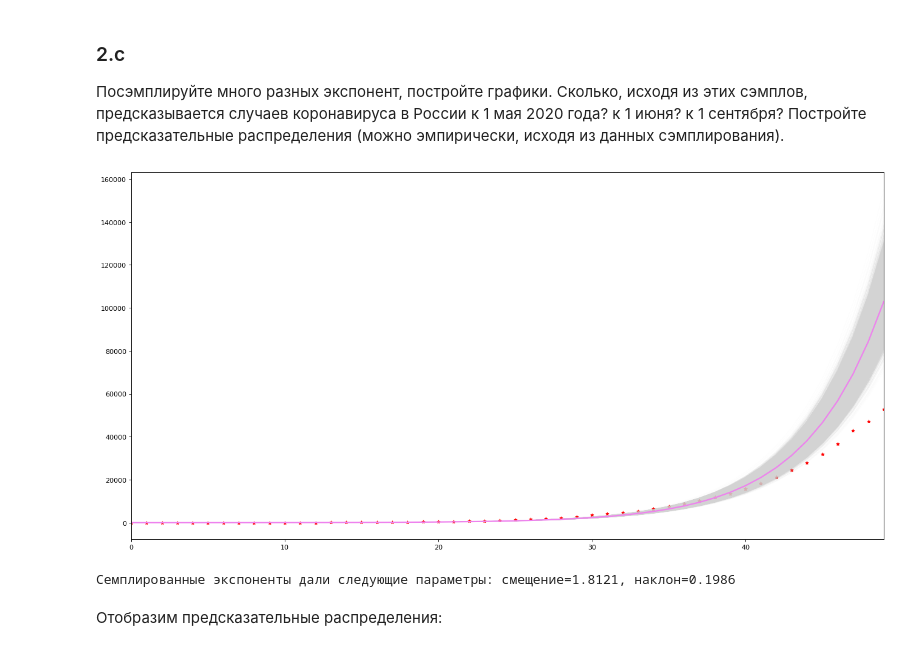
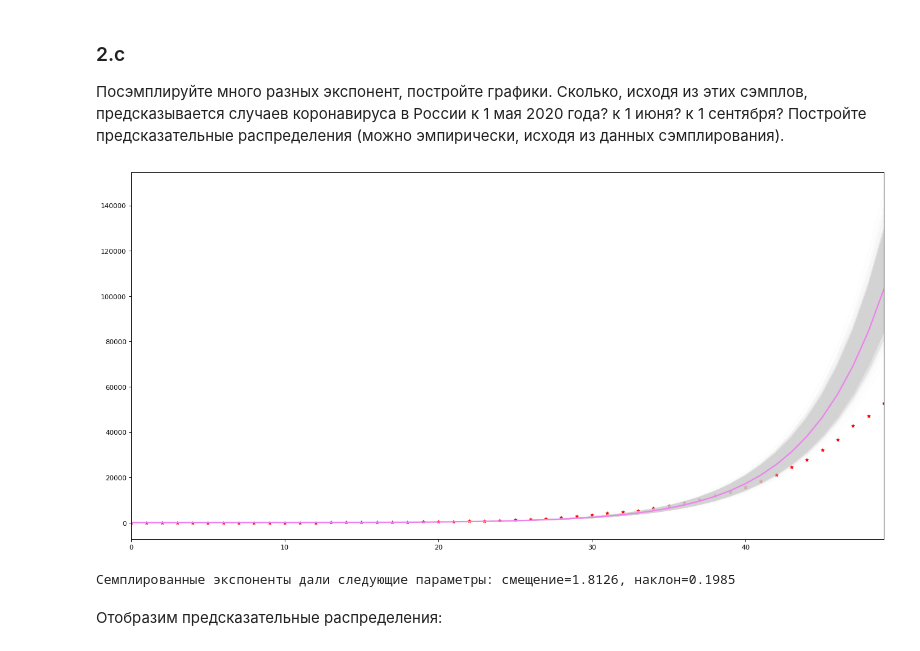
Before and after one commit to andyst75/MADE-adv-ml, a Jupyter notebook: HomeWork1.ipynb, the cells around one changed output. Cells and saved outputs as stored; diff of their text form; code cells hidden in the pictures.

```diff
--- a/HomeWork1.ipynb
+++ b/HomeWork1.ipynb
@@ -301,36 +302,36 @@ print (f"Параметры апостериорного распределен
 # %% [markdown]
 ### 2.c
 Посэмплируйте много разных экспонент, постройте графики. Сколько, исходя из этих сэмплов, предсказывается случаев коронавируса в России к 1 мая 2020 года? к 1 июня? к 1 сентября? Постройте предсказательные распределения (можно эмпирически, исходя из данных сэмплирования).
-# %%
-def myplot_sample_lines_exp(mu, sigma, xd, n=20_000, points=None, plot_samples=True):
-    my_w = np.random.multivariate_normal(mu, sigma, n)
-
-    avg_w0 = my_w[:, 0].mean()
-    avg_w1 = my_w[:, 1].mean()
-
-    fig = plt.figure(figsize=(20, 10), dpi=80)
-
-    predicts = np.apply_along_axis(lambda w: np.exp(w[0] + w[1] * xd), 1, my_w)
-
-    if plot_samples:
-        plt.plot(xd, predicts.T, 'k-', lw=.02, color='lightgray')
-
-    if not points is None:
-        plt.scatter(points[0], np.exp(points[1]), marker='*', s=20, color='red')
-
-    plt.xlim((0, 49))
-
-    plt.plot(xd, np.exp(avg_w0 + avg_w1 * xd), color='violet', linewidth=2)
-    plt.show()
-
-    return (avg_w0, avg_w1)
-
-w = myplot_sample_lines_exp(cur_mu, cur_sigma, xd, points=[xd, data], plot_samples=True)
-
-print(f"Семплированные экспоненты дали следующие параметры: смещение={w[0]:.4f}, наклон={w[1]:.4f}")
-# %% [output]
-[figure, removed]
-Семплированные экспоненты дали следующие параметры: смещение=1.8121, наклон=0.1986
+# %%
+def myplot_sample_lines_exp(mu, sigma, xd, n=10_000, points=None, plot_samples=True):
+    my_w = np.random.multivariate_normal(mu, sigma, n)
+
+    avg_w0 = my_w[:, 0].mean()
+    avg_w1 = my_w[:, 1].mean()
+
+    fig = plt.figure(figsize=(20, 10), dpi=80)
+
+    predicts = np.apply_along_axis(lambda w: np.exp(w[0] + w[1] * xd), 1, my_w)
+
+    if plot_samples:
+        plt.plot(xd, predicts.T, 'k-', lw=.02, color='lightgray')
+
+    if not points is None:
+        plt.scatter(points[0], np.exp(points[1]), marker='*', s=20, color='red')
+
+    plt.xlim((0, 49))
+
+    plt.plot(xd, np.exp(avg_w0 + avg_w1 * xd), color='violet', linewidth=2)
+    plt.show()
+
+    return (avg_w0, avg_w1)
+
+w = myplot_sample_lines_exp(cur_mu, cur_sigma, xd, points=[xd, data], plot_samples=True)
+
+print(f"Семплированные экспоненты дали следующие параметры: смещение={w[0]:.4f}, наклон={w[1]:.4f}")
+# %% [output]
+[figure, added]
+Семплированные экспоненты дали следующие параметры: смещение=1.8126, наклон=0.1985
 # %% [markdown]
 Отобразим предсказательные распределения:
 # %%
```
Also changed, not shown: parts of 45 cells of this notebook.
